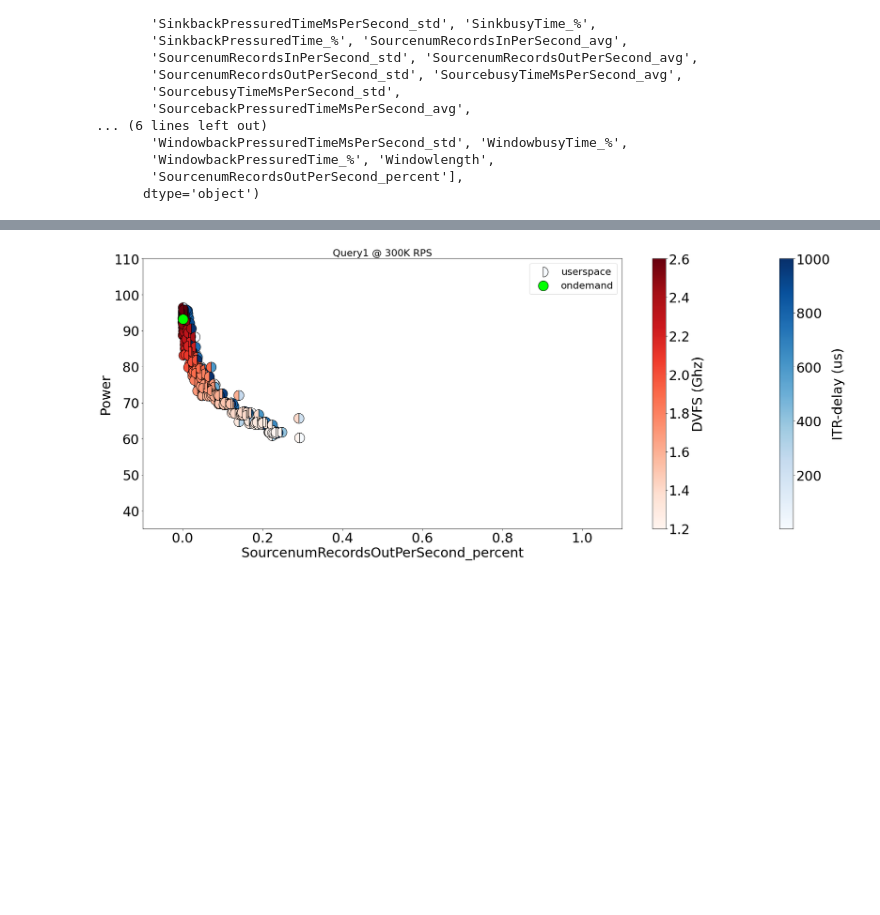
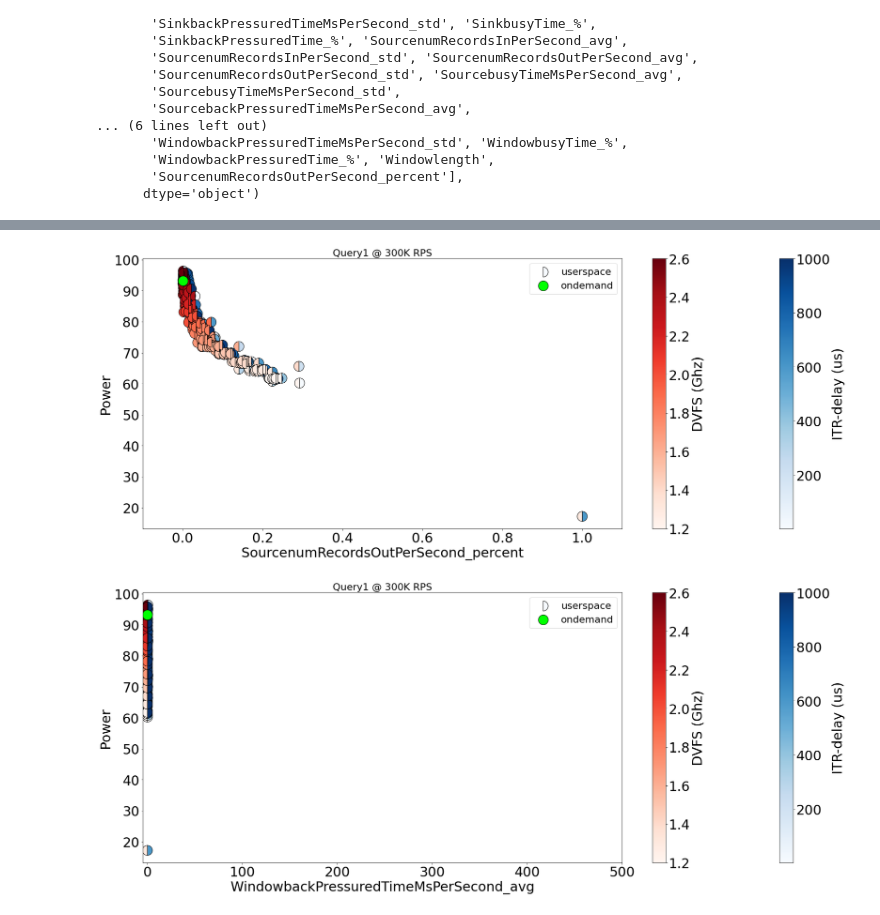
Before and after one commit to EEStrmCmptng/experiment-scripts, a Jupyter notebook: jupyter-notebook/Q5_ITR-DVFS_1-16-16_100K-200K-300K.ipynb, the cells around one changed output, grey strips where cells are left out. Drawn from its saved outputs; the diff is of its cells as text; code cells hidden in the pictures; blank space fills up the shorter version.

```diff
--- a/jupyter-notebook/Q5_ITR-DVFS_1-16-16_100K-200K-300K.ipynb
+++ b/jupyter-notebook/Q5_ITR-DVFS_1-16-16_100K-200K-300K.ipynb
@@ -46,7 +46,7 @@ Index(['Unnamed: 0', 'i', 'itr', 'dvfs', 'rate', 'policy', 'nwindows',
        'SourcenumRecordsOutPerSecond_percent'],
       dtype='object')
 # %%
-def graph(rate, dfo, dfu):
+def graph(rate, dfo, dfu, left=-0.1, right=1.1, metric='SourcenumRecordsOutPerSecond_percent'):
     plt.rcParams['figure.figsize'] = 25, 10
     plt.rc('axes', labelsize=30)    # fontsize of the x and y labels
     plt.rc('xtick', labelsize=30)    # fontsize of the tick labels
@@ -54,15 +54,15 @@ def graph(rate, dfo, dfu):
 
     fig, ax = plt.subplots()
 
-    scatter_c1 = ax.scatter(dfu['SourcenumRecordsOutPerSecond_percent'].tolist(),
+    scatter_c1 = ax.scatter(dfu[metric].tolist(),
                             dfu['pkg_watts_avg'].tolist(), s=500, c=dfu.itr, edgecolor="black",
                             cmap='Blues', marker=MarkerStyle("o", fillstyle="right"), label="userspace")
 
-    scatter_c2 = ax.scatter(dfu['SourcenumRecordsOutPerSecond_percent'].tolist(),
+    scatter_c2 = ax.scatter(dfu[metric].tolist(),
                             dfu['pkg_watts_avg'].tolist(), s=500, c=dfu.dvfs, edgecolor="black",
                             cmap='Reds', marker=MarkerStyle("o", fillstyle="left"))
 
-    ax.scatter(dfo['SourcenumRecordsOutPerSecond_percent'].tolist(),
+    ax.scatter(dfo[metric].tolist(),
                             dfo['pkg_watts_avg'].tolist(), s=500,edgecolor="black", c='lime',
                            marker=MarkerStyle("o"), label="ondemand")
 
@@ -70,10 +70,10 @@ def graph(rate, dfo, dfu):
     cbar_c1 = plt.colorbar(scatter_c1, ax=ax, orientation='vertical', label="ITR-delay (us)")
     cbar_c2 = plt.colorbar(scatter_c2, ax=ax, orientation='vertical', label="DVFS (Ghz)")
 
-    ax.set_xlabel('SourcenumRecordsOutPerSecond_percent')
+    ax.set_xlabel(metric)
     ax.set_ylabel('Power')
-    ax.set_xlim(left=-0.1, right=1.1)
-    ax.set_ylim(bottom=35, top=110.0)
+    ax.set_xlim(left=left, right=right)
+    #ax.set_ylim(bottom=35, top=110.0)
 
     ax.set_title(f"Query1 @ {rate}K RPS", size=22)
     plt.legend(fontsize=22)
@@ -94,6 +100,8 @@ graph(200, df200o, df200u)
 # %%
 df300o = df_comb[(df_comb.rate == 300000) & (df_comb.policy == 'ondemand')]
 df300u = df_comb[(df_comb.rate == 300000) & (df_comb.policy == 'userspace')]
 graph(300, df300o, df300u)
+graph(300, df300o, df300u, -5, 500, 'WindowbackPressuredTimeMsPerSecond_avg')
 # %% [output]
-[figure, old version]
+[figure, new version]
+[figure, added]
```
Also changed, not shown: parts of 2 cells of this notebook, 1 other file.
